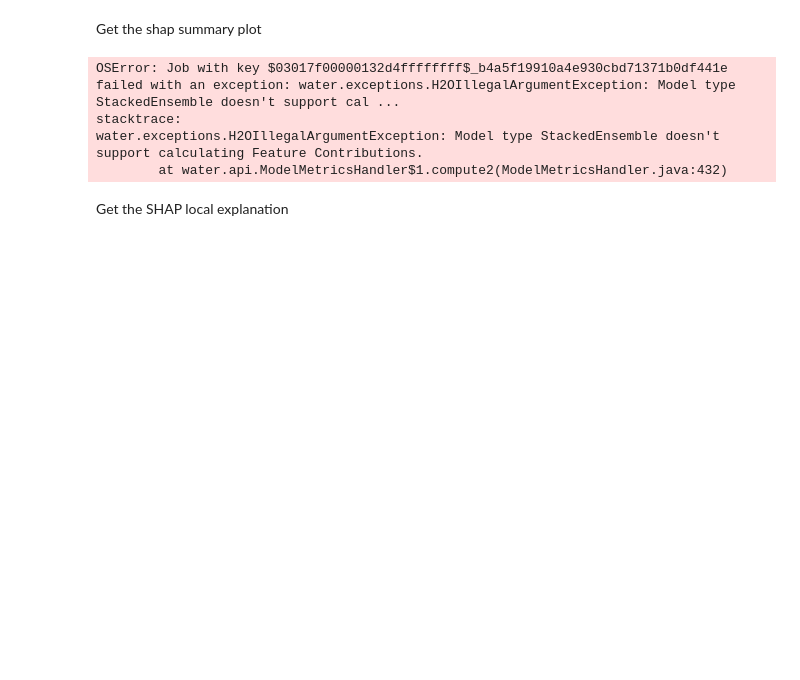
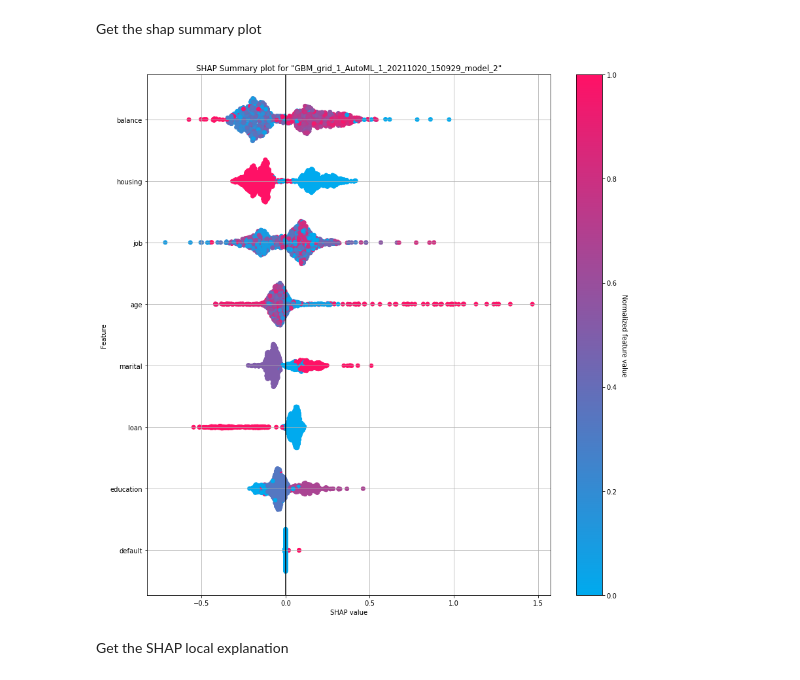
Before and after one commit to Christian-TD/AoaH2OBankingDemoModels, a Jupyter notebook: model_definitions/24e33e49-d5f0-42ce-900a-475520df4ce1/notebooks/Bank Marketing H2O.ipynb, the cells around one changed output. Cells and saved outputs as stored; diff of their text form; code cells hidden in the pictures; blank space fills up the shorter version.

```diff
--- a/model_definitions/24e33e49-d5f0-42ce-900a-475520df4ce1/notebooks/Bank Marketing H2O.ipynb
+++ b/model_definitions/24e33e49-d5f0-42ce-900a-475520df4ce1/notebooks/Bank Marketing H2O.ipynb
@@ -621,12 +726,9 @@ mc_plot = aml.model_correlation_heatmap(test)
 # %% [markdown]
 Get the shap summary plot
 # %%
-shap_plot = model.shap_summary_plot(test)
+shap_plot = gbm.shap_summary_plot(test)
 # %% [output]
-OSError: Job with key $03017f00000132d4ffffffff$_b4a5f19910a4e930cbd71371b0df441e failed with an exception: water.exceptions.H2OIllegalArgumentException: Model type StackedEnsemble doesn't support cal ...
-stacktrace:
-water.exceptions.H2OIllegalArgumentException: Model type StackedEnsemble doesn't support calculating Feature Contributions.
-        at water.api.ModelMetricsHandler$1.compute2(ModelMetricsHandler.java:432)
+[figure, added]
 # %% [markdown]
 Get the SHAP local explanation
 # %%
```
Also changed, not shown: parts of 39 cells of this notebook, 2 other files.
